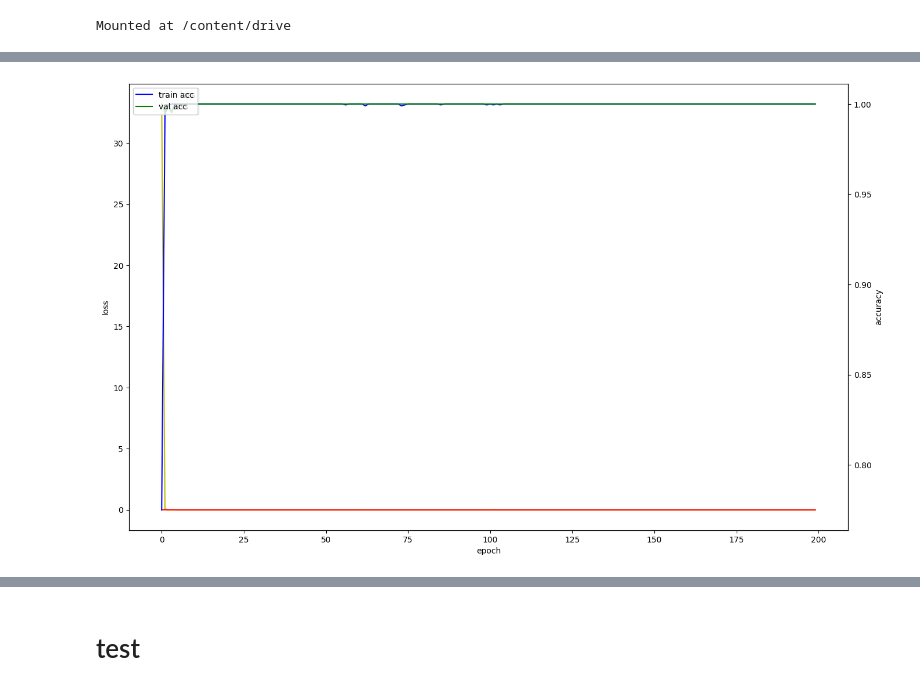
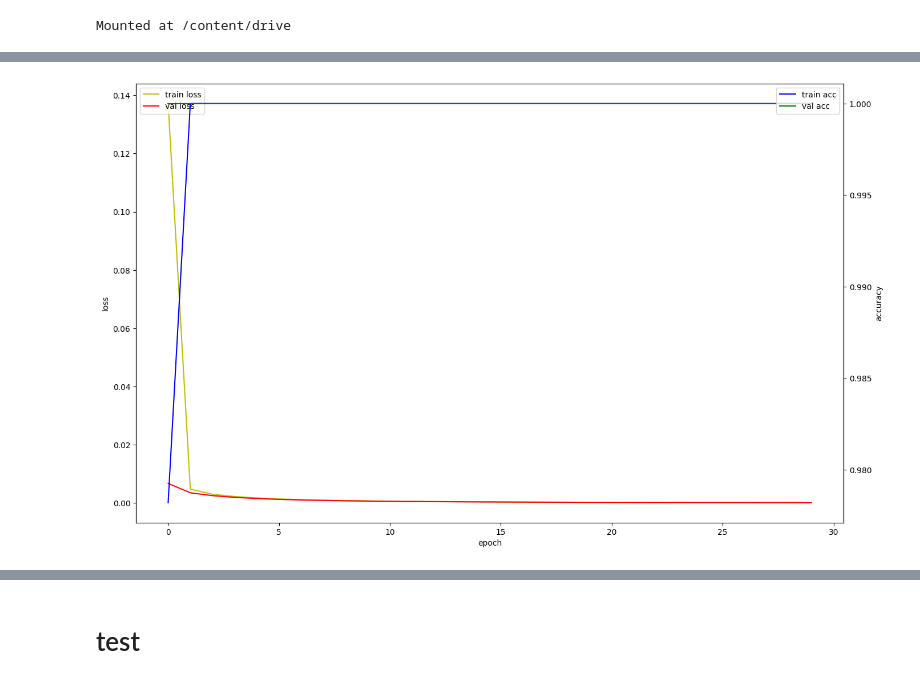
Before and after one commit to Lucete28/Sign_Language_Remaster, a Jupyter notebook: code/lstm/train.ipynb, the cells around one changed output, grey strips where cells are left out. Saved outputs shown, nothing was run; the diff lists cells and outputs as text; code cells hidden in the pictures.

```diff
--- a/code/lstm/train.ipynb
+++ b/code/lstm/train.ipynb
@@ -14,14 +11,14 @@ actions = [
     'hello',
     'bread_house',
     'lunch',
-    # 'NOISE'
+    'NOISE'
 ]
 PATH = '/content/drive/MyDrive/Sign_Remaster/Sign_Language_Remaster/code/lstm'
 data = np.concatenate([
-    np.load(f'{PATH}/dataset/seq_hello_1703599060.npy'),
-    np.load(f'{PATH}/dataset/seq_bread_house_1703599903.npy'),
-    np.load(f'{PATH}/dataset/seq_lunch_1703600329.npy'),
-    # np.load(f'{PATH}/dataset/seq_NOISE_1703600394.npy')
+    np.load(f'{PATH}/dataset/seq_hello_TwoHands1704090670.npy'),
+    np.load(f'{PATH}/dataset/seq_ breadHouse_TwoHands1704090670.npy'),
+    np.load(f'{PATH}/dataset/seq_lunch_TwoHands1704090825.npy'),
+    np.load(f'{PATH}/dataset/seq_ NOISE_TwoHands1704090825.npy')
 ], axis=0)
 
 data.shape
@@ -46,11 +43,12 @@ y_data.shape
 # %%
 from sklearn.model_selection import train_test_split
 
-x_data = x_data.astype(np.float32)
-y_data = y_data.astype(np.float32)
+# data를 train과 test로 나눔
+x_train, x_test, y_train, y_test = train_test_split(x_data, y_data, test_size=0.2, random_state=42)
 
-x_train, x_val, y_train, y_val = train_test_split(x_data, y_data, test_size=0.1, random_state=2021)
-
-print(x_train.shape, y_train.shape)
-print(x_val.shape, y_val.shape)
+# x_train, x_test, y_train, y_test의 크기 확인
+print(f"x_train shape: {x_train.shape}")
+print(f"y_train shape: {y_train.shape}")
+print(f"x_test shape: {x_test.shape}")
+print(f"y_test shape: {y_test.shape}")
 # %% [output]
@@ -61,8 +61,8 @@ from tensorflow.keras.models import Sequential
 from tensorflow.keras.layers import LSTM, Dense
 
 model = Sequential([
-    LSTM(64, activation='relu', input_shape=x_train.shape[1:3]),
-    Dense(32, activation='relu'),
+    LSTM(64, activation='tanh', input_shape=x_train.shape[1:3]),
+    Dense(32, activation='tanh'),
     Dense(len(actions), activation='softmax')
 ])
 
@@ -90,11 +90,12 @@ from tensorflow.keras.callbacks import ModelCheckpoint, ReduceLROnPlateau
 history = model.fit(
     x_train,
     y_train,
-    validation_data=(x_val, y_val),
-    epochs=200,
-    callbacks=[
-        ModelCheckpoint('models/model.h5', monitor='val_acc', verbose=1, save_best_only=True, mode='auto'),
-        ReduceLROnPlateau(monitor='val_acc', factor=0.5, patience=50, verbose=1, mode='auto')
-    ]
+    validation_data=(x_test, y_test),
+    epochs=30,
+    shuffle = False,
+    # callbacks=[
+    #     ModelCheckpoint('models/model.h5', monitor='val_acc', verbose=1, save_best_only=True, mode='auto'),
+    #     ReduceLROnPlateau(monitor='val_acc', factor=0.5, patience=50, verbose=1, mode='auto')
+    # ]
 )
 # %% [output]
@@ -122,21 +119,21 @@ Epoch 200: val_acc did not improve from 1.00000
 # %%
 import matplotlib.pyplot as plt
 
 fig, loss_ax = plt.subplots(figsize=(16, 10))
 acc_ax = loss_ax.twinx()
 
 loss_ax.plot(history.history['loss'], 'y', label='train loss')
 loss_ax.plot(history.history['val_loss'], 'r', label='val loss')
 loss_ax.set_xlabel('epoch')
 loss_ax.set_ylabel('loss')
 loss_ax.legend(loc='upper left')
 
 acc_ax.plot(history.history['acc'], 'b', label='train acc')
 acc_ax.plot(history.history['val_acc'], 'g', label='val acc')
 acc_ax.set_ylabel('accuracy')
-acc_ax.legend(loc='upper left')
+acc_ax.legend(loc='upper right')
 
 plt.show()
 # %% [output]
-[figure, old version]
+[figure, new version]
 # %%
```
Also changed, not shown: parts of 11 cells of this notebook, 34 other files.
